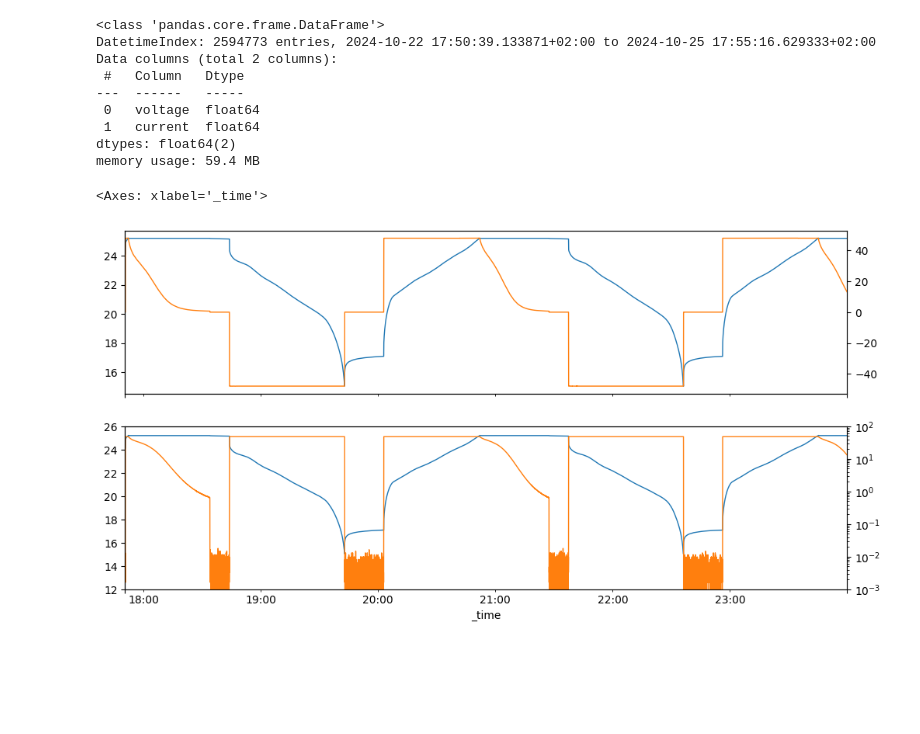
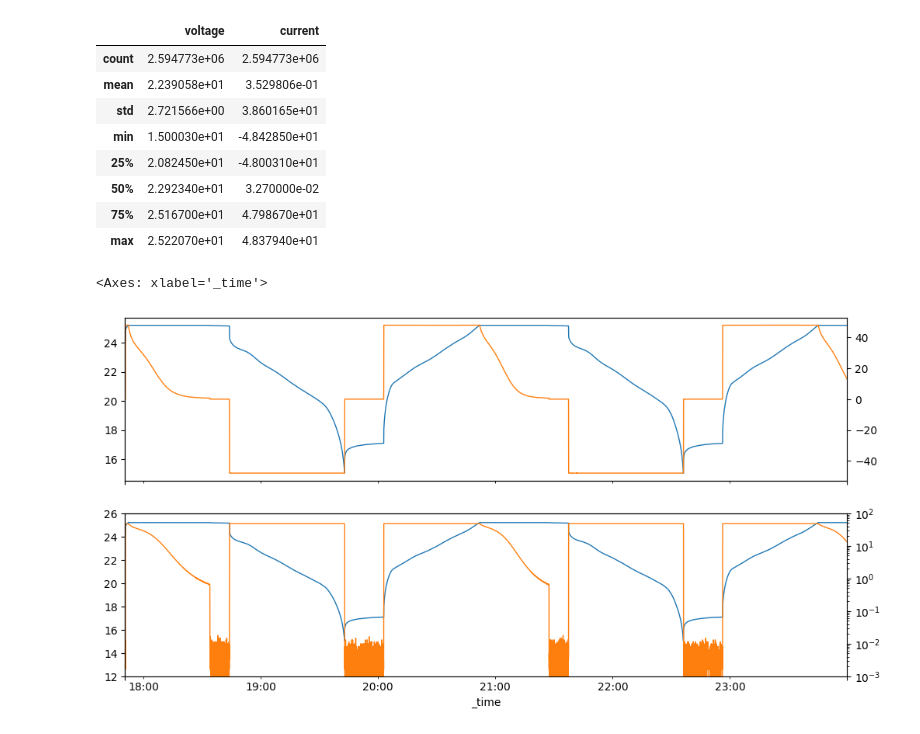
Before and after one commit to starcopter/pack-cycle-analysis, a Jupyter notebook: Analysis.ipynb, the cells around one changed output. Cells and saved outputs as stored; diff of their text form; code cells hidden in the pictures; blank space fills up the shorter version.

```diff
--- a/Analysis.ipynb
+++ b/Analysis.ipynb
@@ -4,17 +5,17 @@ import matplotlib.pyplot as plt
 # %%
-df = pd.read_parquet("data/UN38.3/source.parquet", columns=["_time", "voltage", "current"]).set_index("_time")
-df.index = df.index.tz_convert("Europe/Berlin")
-df.info()
+source = pd.read_parquet("data/UN38.3/source.parquet", columns=["_time", "voltage", "current"]).set_index("_time")
+source.index = source.index.tz_convert("Europe/Berlin")
+source.describe()
 # %% [output]
-<class 'pandas.core.frame.DataFrame'>
-DatetimeIndex: 2594773 entries, 2024-10-22 17:50:39.133871+02:00 to 2024-10-25 17:55:16.629333+02:00
-Data columns (total 2 columns):
- #   Column   Dtype
----  ------   -----
- 0   voltage  float64
- 1   current  float64
-dtypes: float64(2)
-memory usage: 59.4 MB
+|  | voltage | current |
+| count | 2.594773e+06 | 2.594773e+06 |
+| mean | 2.239058e+01 | 3.529806e-01 |
+| std | 2.721566e+00 | 3.860165e+01 |
+| min | 1.500030e+01 | -4.842850e+01 |
+| 25% | 2.082450e+01 | -4.800310e+01 |
+| 50% | 2.292340e+01 | 3.270000e-02 |
+| 75% | 2.516700e+01 | 4.798670e+01 |
+| max | 2.522070e+01 | 4.837940e+01 |
 # %%
 fig, (ax1, ax2) = plt.subplots(2, 1, figsize=(12, 6), sharex=True)
 
```
Also changed, not shown: parts of 6 cells of this notebook, 1 other file.
